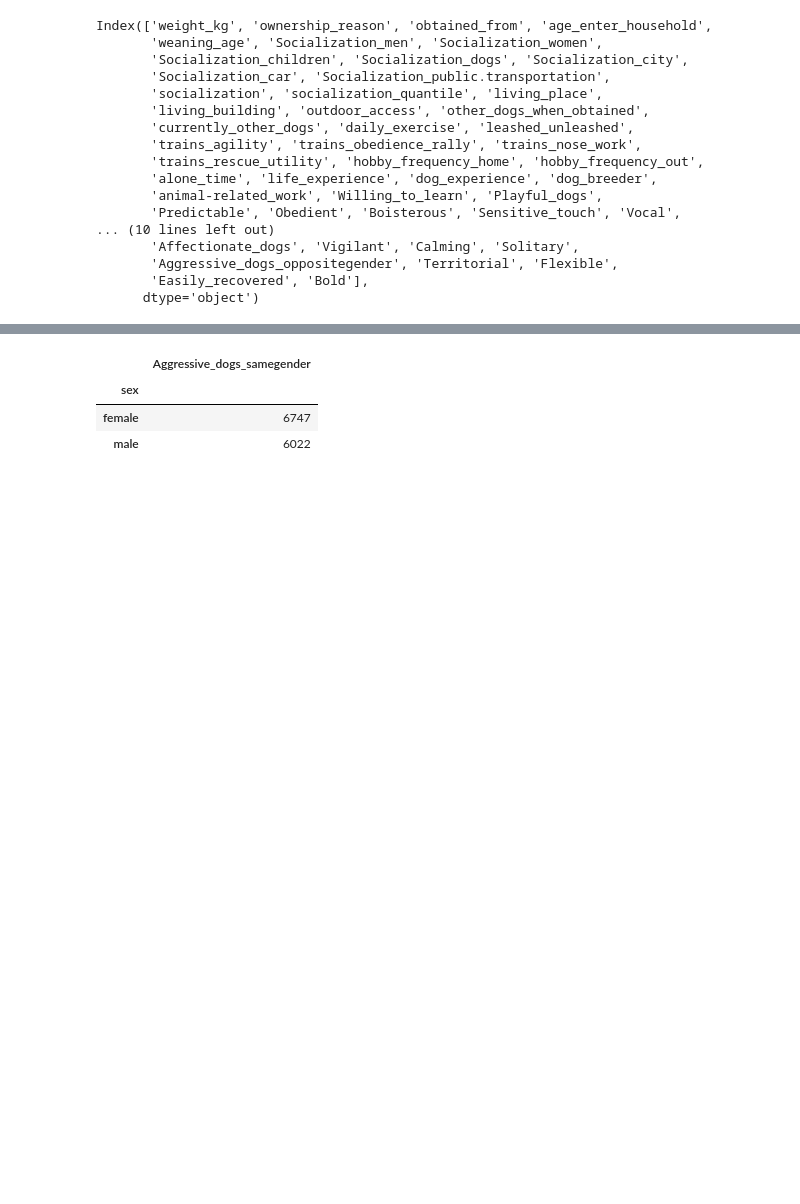
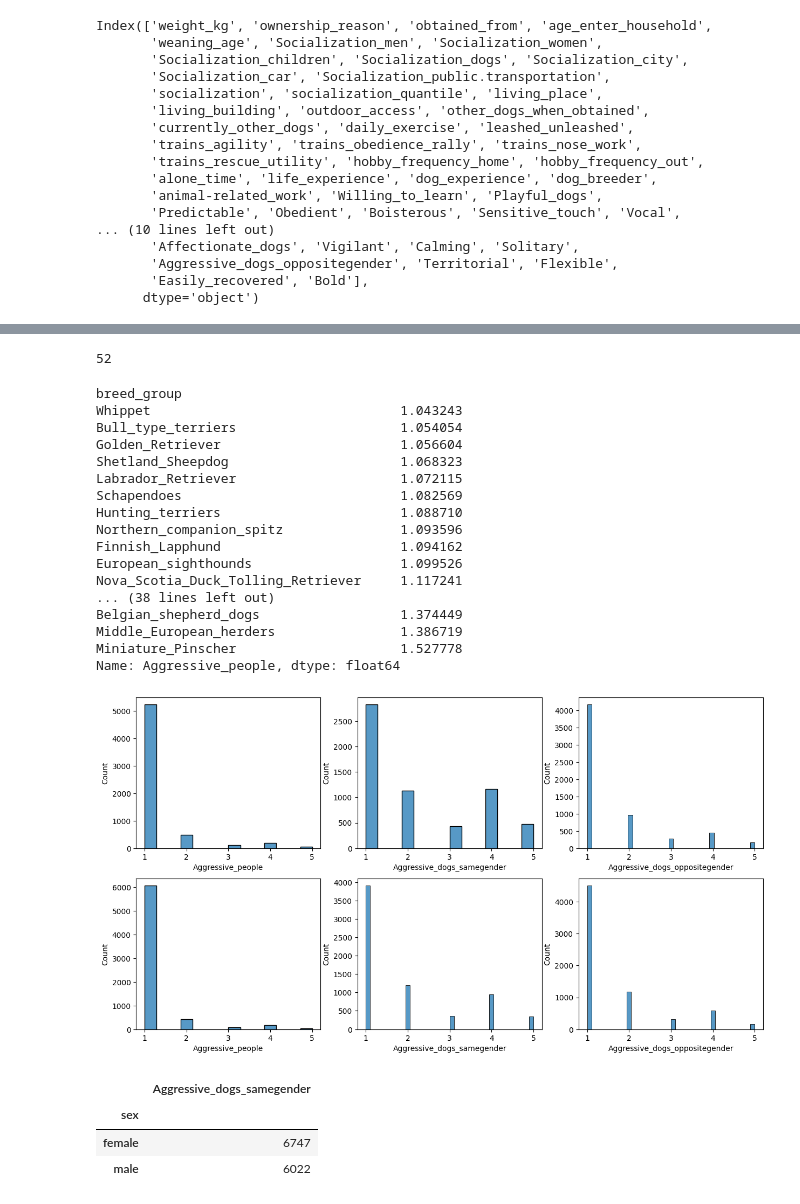
Before and after one commit to Retr-1/AnalyzaPsy, a Jupyter notebook: Analyza_psy.ipynb, the cells around one changed output, grey strips where cells are left out. Cells and saved outputs as stored; diff of their text form; code cells hidden in the pictures; blank space fills up the shorter version.

```diff
--- a/Analyza_psy.ipynb
+++ b/Analyza_psy.ipynb
@@ -72,3 +49,35 @@ Name: Aggressive_people, dtype: float64
+# %%
+print(len(dogs["breed_group"].unique()))
+a = dogs.groupby("breed_group")["Aggressive_people"].mean(numeric_only=True)
+display(a.sort_values())
+plot, axes = plt.subplots(2, 3, figsize=(15, 8))
+sns.histplot(data=dogs.query("sex=='male'"), x='Aggressive_people', ax=axes[0][0])
+sns.histplot(data=dogs.query("sex=='male'"), x='Aggressive_dogs_samegender', ax=axes[0][1])
+sns.histplot(data=dogs.query("sex=='male'"), x='Aggressive_dogs_oppositegender', ax=axes[0][2])
+sns.histplot(data=dogs.query("sex=='female'"), x='Aggressive_people', ax=axes[1][0])
+sns.histplot(data=dogs.query("sex=='female'"), x='Aggressive_dogs_samegender', ax=axes[1][1])
+sns.histplot(data=dogs.query("sex=='female'"), x='Aggressive_dogs_oppositegender', ax=axes[1][2])
+plot.show()
+# %% [output]
+52
+breed_group
+Whippet                                1.043243
+Bull_type_terriers                     1.054054
+Golden_Retriever                       1.056604
+Shetland_Sheepdog                      1.068323
+Labrador_Retriever                     1.072115
+Schapendoes                            1.082569
+Hunting_terriers                       1.088710
+Northern_companion_spitz               1.093596
+Finnish_Lapphund                       1.094162
+European_sighthounds                   1.099526
+Nova_Scotia_Duck_Tolling_Retriever     1.117241
+... (38 lines left out)
+Belgian_shepherd_dogs                  1.374449
+Middle_European_herders                1.386719
+Miniature_Pinscher                     1.527778
+Name: Aggressive_people, dtype: float64
+[figure, added]
 # %%
 
 q = pd.DataFrame(dogs.groupby("sex")["Aggressive_dogs_samegender"].count())
```
Also changed, not shown: parts of 3 cells of this notebook.
